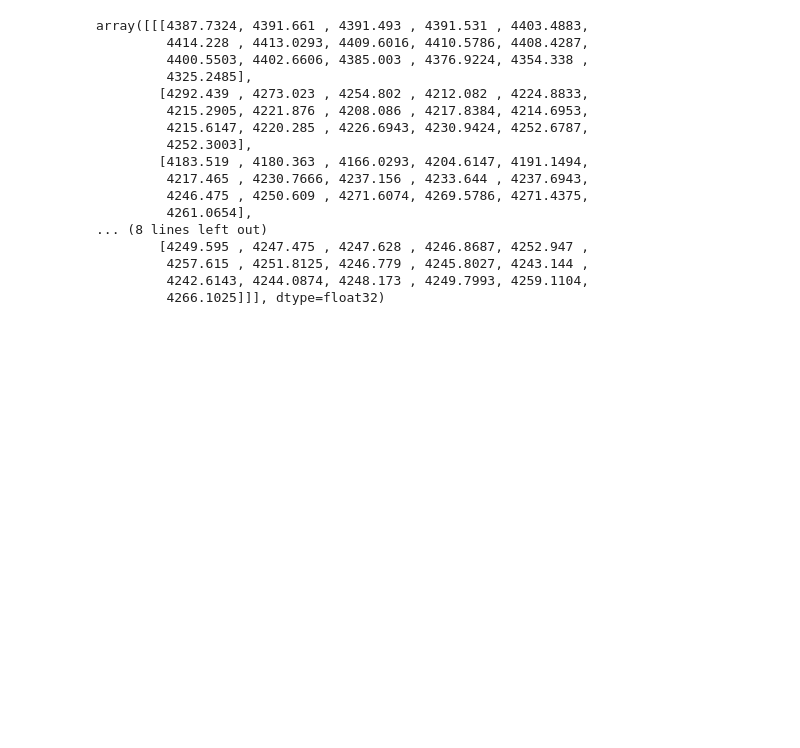
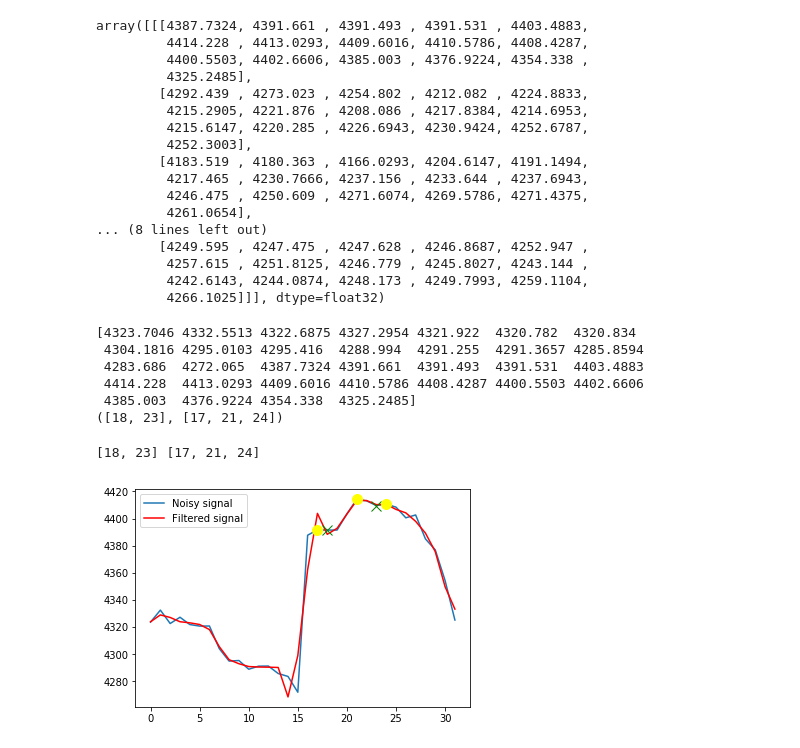
Before and after one commit to csbenz/LauzHack2018, a Jupyter notebook: neural_net_FINAL.ipynb, the cells around one changed output. Saved outputs shown, nothing was run; the diff lists cells and outputs as text; code cells hidden in the pictures; blank space fills up the shorter version.

```diff
--- a/neural_net_FINAL.ipynb
+++ b/neural_net_FINAL.ipynb
@@ -391,0 +492,34 @@ array([[[4387.7324, 4391.661 , 4391.493 , 4391.531 , 4403.4883,
+# %%
+print(data)
+print(findBuySell(data, 7))
+# %% [output]
+[4323.7046 4332.5513 4322.6875 4327.2954 4321.922  4320.782  4320.834
+ 4304.1816 4295.0103 4295.416  4288.994  4291.255  4291.3657 4285.8594
+ 4283.686  4272.065  4387.7324 4391.661  4391.493  4391.531  4403.4883
+ 4414.228  4413.0293 4409.6016 4410.5786 4408.4287 4400.5503 4402.6606
+ 4385.003  4376.9224 4354.338  4325.2485]
+([18, 23], [17, 21, 24])
+# %%
+def plotSmooth(y, window_size):
+    (buy, sell) = findBuySell(y, window_size)
+    print(buy, sell)
+    ysg = savitzky_golay(y, window_size=window_size, order=(window_size - 2))
+    plt.plot(y, label='Noisy signal')
+    plt.plot(ysg, 'r', label='Filtered signal')
+    #if (buy > -1):
+    #    plt.plot([buy], [y[buy]], marker='x', markersize=10, color="green")
+    if (buy):
+        for i in buy:
+            plt.plot([i], [y[i]], marker='x', markersize=10, color="green")
+    #if (sell > -1):
+    #    plt.plot([sell], [y[sell]], marker='o', markersize=10, color="yellow")
+    if (sell):
+        for j in sell:
+            plt.plot([j], [y[j]], marker="o", markersize=10, color="yellow")
+    plt.legend()
+    plt.show()
+# %%
+plotSmooth(data, 7)
+# %% [output]
+[18, 23] [17, 21, 24]
+[figure, added]
```
Also changed, not shown: parts of 6 cells of this notebook.
